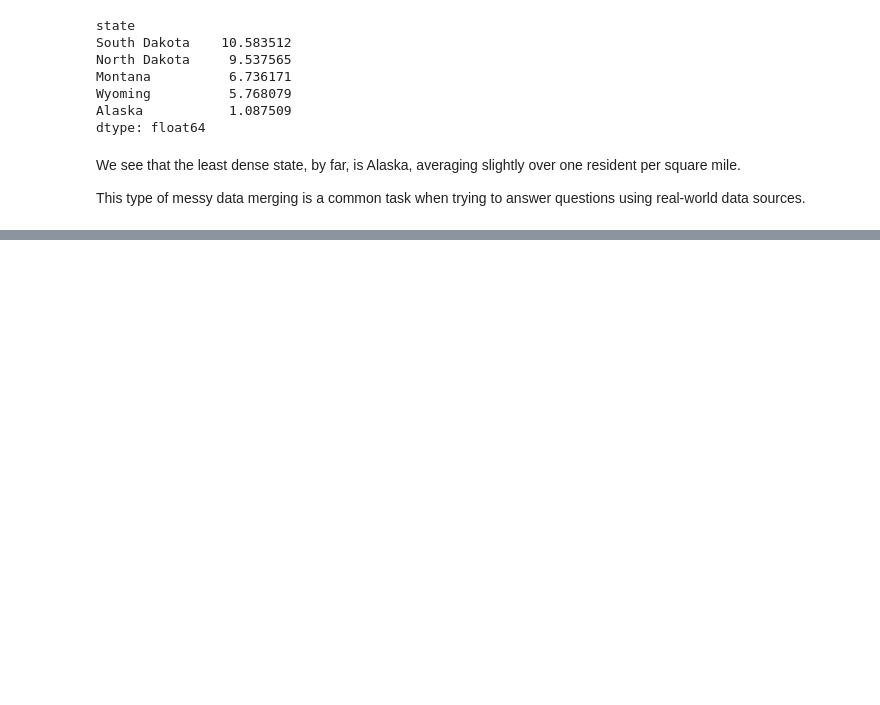
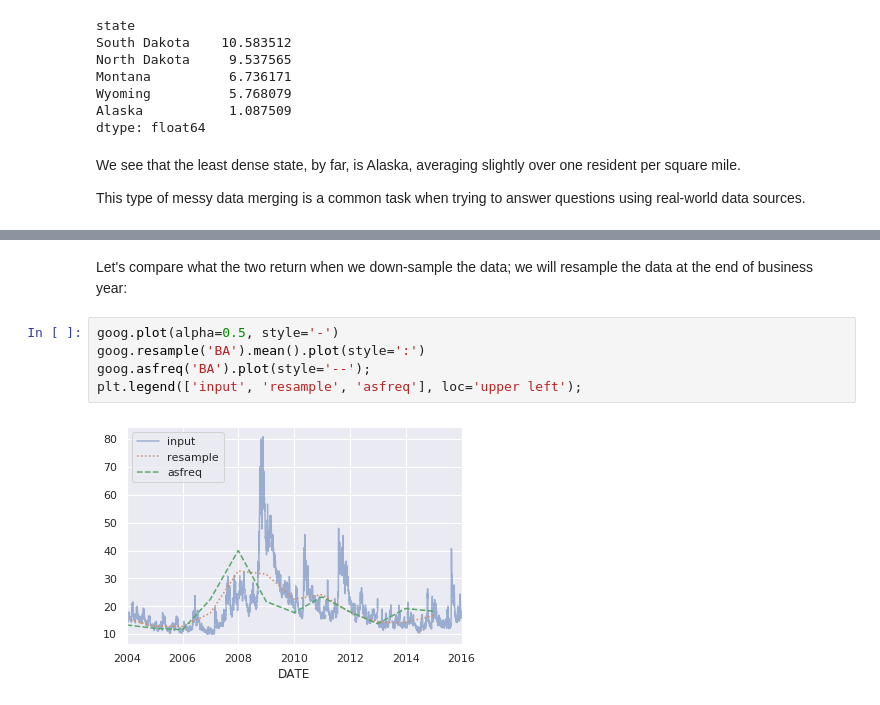
Before and after one commit to massimo-nocentini/on-python, a Jupyter notebook: UniFiCourseSpring2020/pandas.ipynb, the cells around one changed output, grey strips where cells are left out. Cells and saved outputs as stored; diff of their text form; blank space fills up the shorter version.

```diff
--- a/UniFiCourseSpring2020/pandas.ipynb
+++ b/UniFiCourseSpring2020/pandas.ipynb
@@ -2427,0 +2763,9 @@ This type of messy data merging is a common task when trying to answer questions
+# %% [markdown]
+Let's compare what the two return when we down-sample the data; we will resample the data at the end of business year:
+# %%
+goog.plot(alpha=0.5, style='-')
+goog.resample('BA').mean().plot(style=':')
+goog.asfreq('BA').plot(style='--');
+plt.legend(['input', 'resample', 'asfreq'], loc='upper left');
+# %% [output]
+[figure, added]
```
Also changed, not shown: parts of 72 cells of this notebook, 2 other files.
